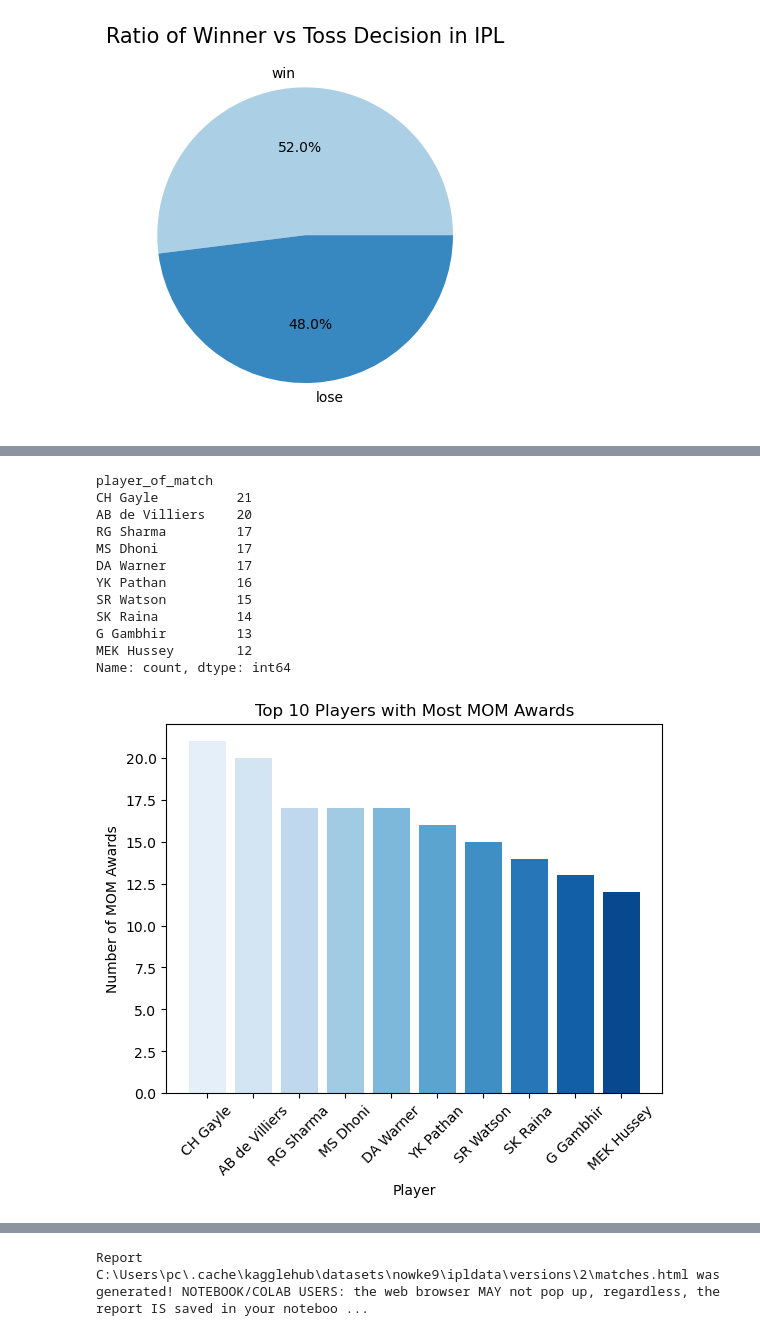
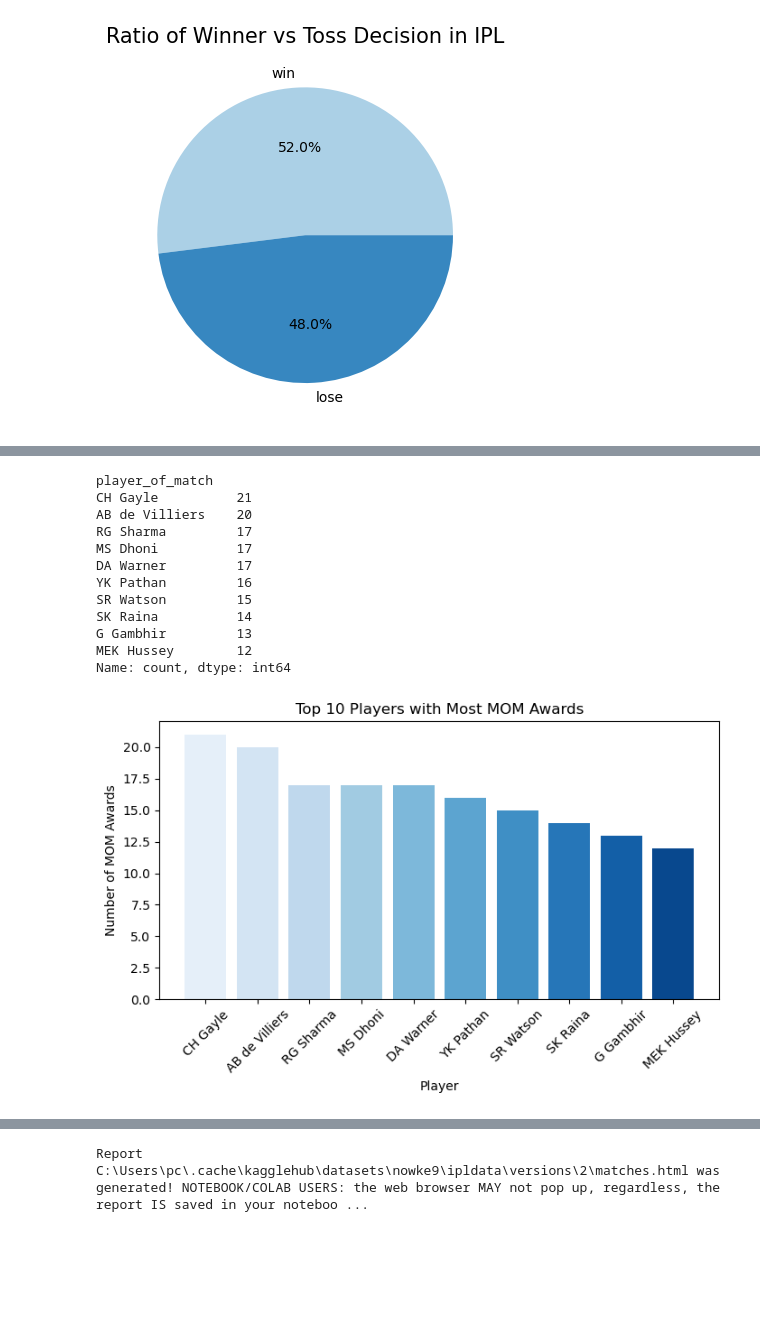
Before and after one commit to ihsazal/EDGE, a Jupyter notebook: IPL 2009-2018 data visualization.ipynb, the cells around one changed output, grey strips where cells are left out. Cells and saved outputs as stored; diff of their text form; code cells hidden in the pictures; blank space fills up the shorter version.

```diff
--- a/IPL 2009-2018 data visualization.ipynb
+++ b/IPL 2009-2018 data visualization.ipynb
@@ -225,26 +225,28 @@ plt.show()
 # %%
+#Showing the top 10 player who wins the most MOM award
 MOM = df['player_of_match'].value_counts()
 #print(MOM)
 top_10_MOM=MOM.head(10)
 print(top_10_MOM)
 colors = sns.color_palette("Blues", len(top_10_MOM))
+plt.figure(figsize=(8, 4))
 plt.bar(top_10_MOM.index, top_10_MOM.values,color=colors)
 plt.xlabel('Player')
 plt.ylabel('Number of MOM Awards')
 plt.title('Top 10 Players with Most MOM Awards')
 plt.xticks(rotation=45)
 plt.show()
 # %% [output]
 player_of_match
 CH Gayle          21
 AB de Villiers    20
 RG Sharma         17
 MS Dhoni          17
 DA Warner         17
 YK Pathan         16
 SR Watson         15
 SK Raina          14
 G Gambhir         13
 MEK Hussey        12
 Name: count, dtype: int64
-[figure, old version]
+[figure, new version]
```
Also changed, not shown: parts of 4 cells of this notebook.
